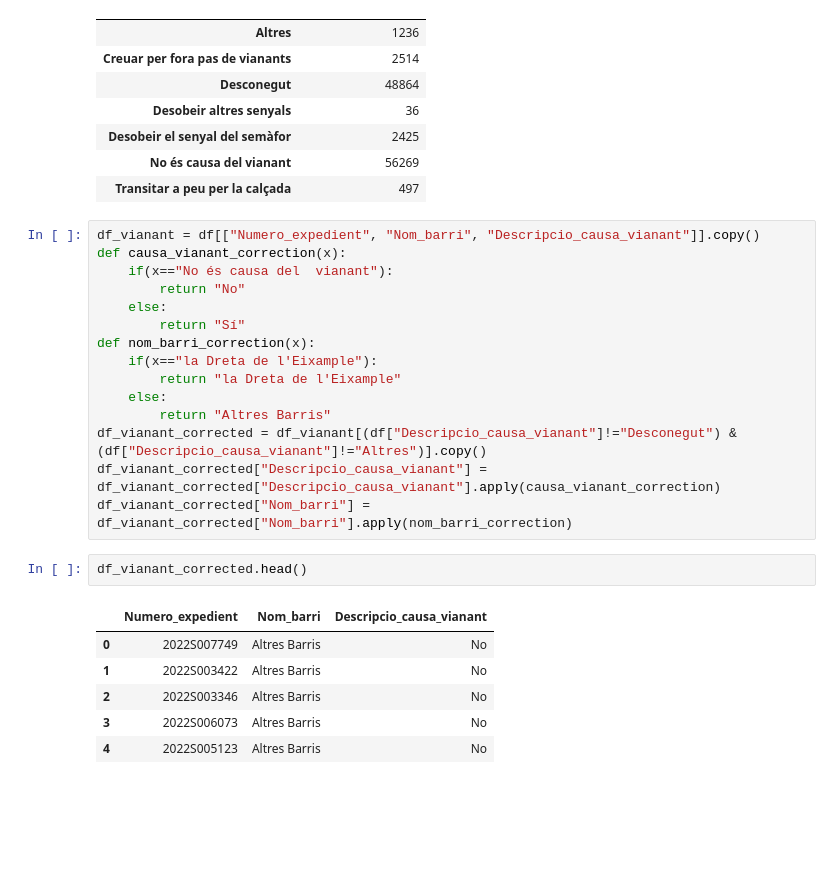
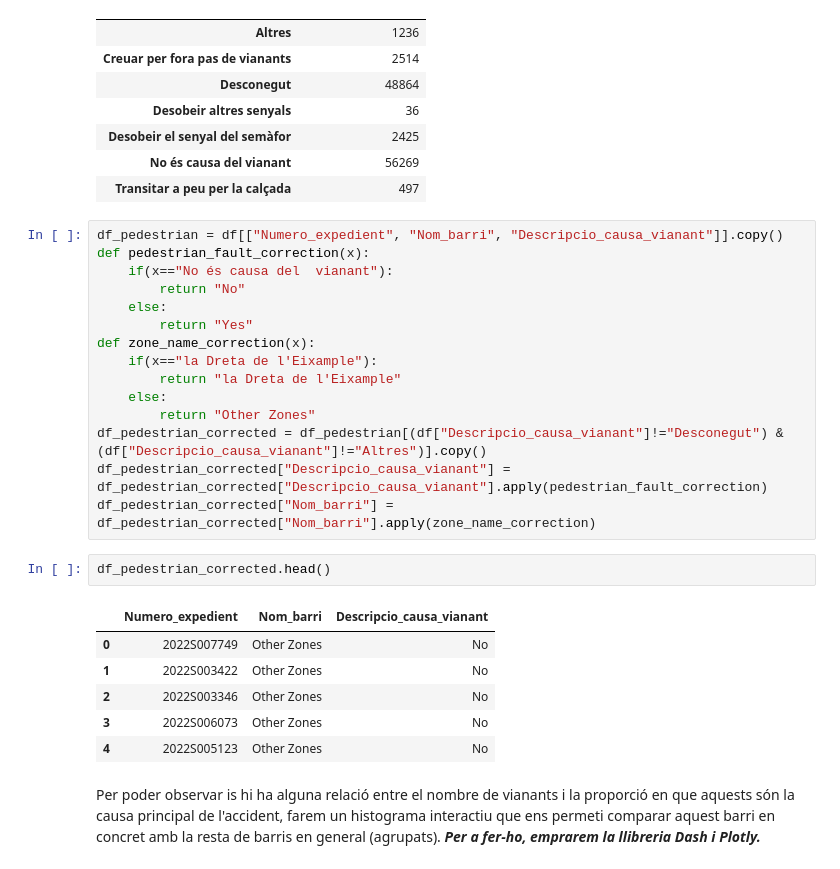
Before and after one commit to arnausanz/prac2_visualitzaciodedades, a Jupyter notebook: arsanzuv_prac2.ipynb, the cells around one changed output. Saved outputs shown, nothing was run; the diff lists cells and outputs as text; blank space fills up the shorter version.

```diff
--- a/arsanzuv_prac2.ipynb
+++ b/arsanzuv_prac2.ipynb
@@ -483,26 +586,28 @@ no_dreta_eixample_vianant
 | No és causa del vianant | 56269 |
 | Transitar a peu per la calçada | 497 |
 # %%
-df_vianant = df[["Numero_expedient", "Nom_barri", "Descripcio_causa_vianant"]].copy()
-def causa_vianant_correction(x):
+df_pedestrian = df[["Numero_expedient", "Nom_barri", "Descripcio_causa_vianant"]].copy()
+def pedestrian_fault_correction(x):
     if(x=="No és causa del  vianant"):
         return "No"
     else:
-        return "Sí"
-def nom_barri_correction(x):
+        return "Yes"
+def zone_name_correction(x):
     if(x=="la Dreta de l'Eixample"):
         return "la Dreta de l'Eixample"
     else:
-        return "Altres Barris"
-df_vianant_corrected = df_vianant[(df["Descripcio_causa_vianant"]!="Desconegut") & (df["Descripcio_causa_vianant"]!="Altres")].copy()
-df_vianant_corrected["Descripcio_causa_vianant"] = df_vianant_corrected["Descripcio_causa_vianant"].apply(causa_vianant_correction)
-df_vianant_corrected["Nom_barri"] = df_vianant_corrected["Nom_barri"].apply(nom_barri_correction)
+        return "Other Zones"
+df_pedestrian_corrected = df_pedestrian[(df["Descripcio_causa_vianant"]!="Desconegut") & (df["Descripcio_causa_vianant"]!="Altres")].copy()
+df_pedestrian_corrected["Descripcio_causa_vianant"] = df_pedestrian_corrected["Descripcio_causa_vianant"].apply(pedestrian_fault_correction)
+df_pedestrian_corrected["Nom_barri"] = df_pedestrian_corrected["Nom_barri"].apply(zone_name_correction)
 # %%
-df_vianant_corrected.head()
+df_pedestrian_corrected.head()
 # %% [output]
 |  | Numero_expedient | Nom_barri | Descripcio_causa_vianant |
-| 0 | 2022S007749 | Altres Barris | No |
-| 1 | 2022S003422 | Altres Barris | No |
-| 2 | 2022S003346 | Altres Barris | No |
-| 3 | 2022S006073 | Altres Barris | No |
-| 4 | 2022S005123 | Altres Barris | No |
+| 0 | 2022S007749 | Other Zones | No |
+| 1 | 2022S003422 | Other Zones | No |
+| 2 | 2022S003346 | Other Zones | No |
+| 3 | 2022S006073 | Other Zones | No |
+| 4 | 2022S005123 | Other Zones | No |
+# %% [markdown]
+Per poder observar is hi ha alguna relació entre el nombre de vianants i la proporció en que aquests són la causa principal de l'accident, farem un histograma interactiu que ens permeti comparar aquest barri en concret amb la resta de barris en general (agrupats). ***Per a fer-ho, emprarem la llibreria Dash i Plotly.***
```
Also changed, not shown: parts of 44 cells of this notebook.
